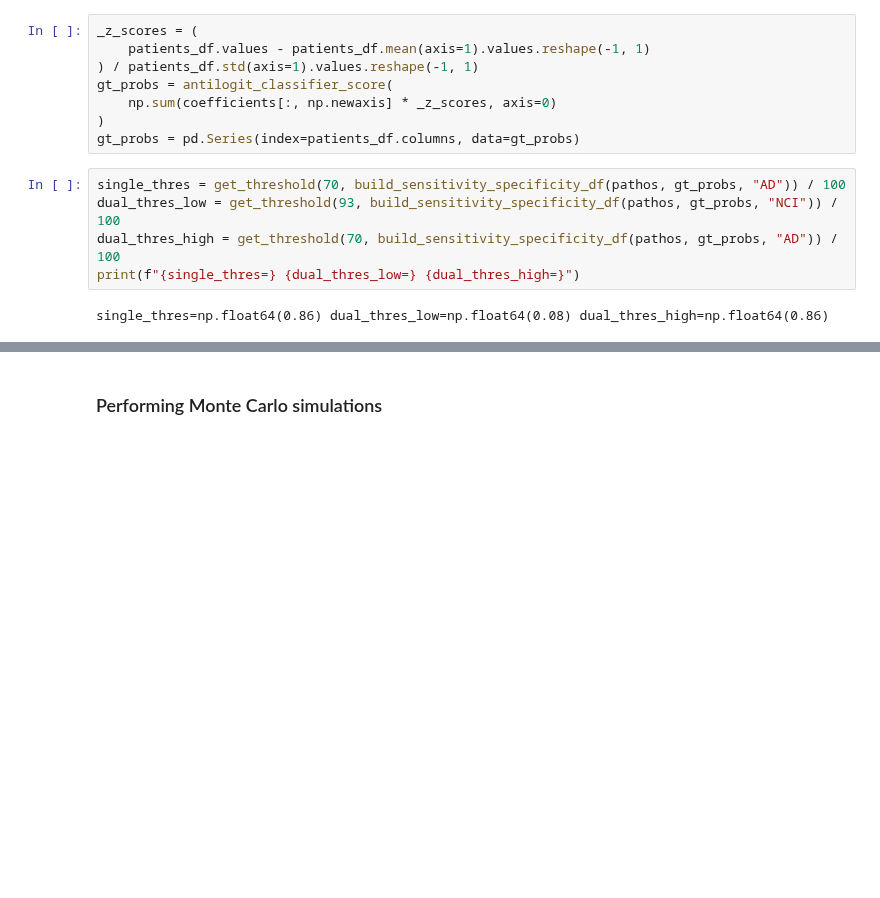
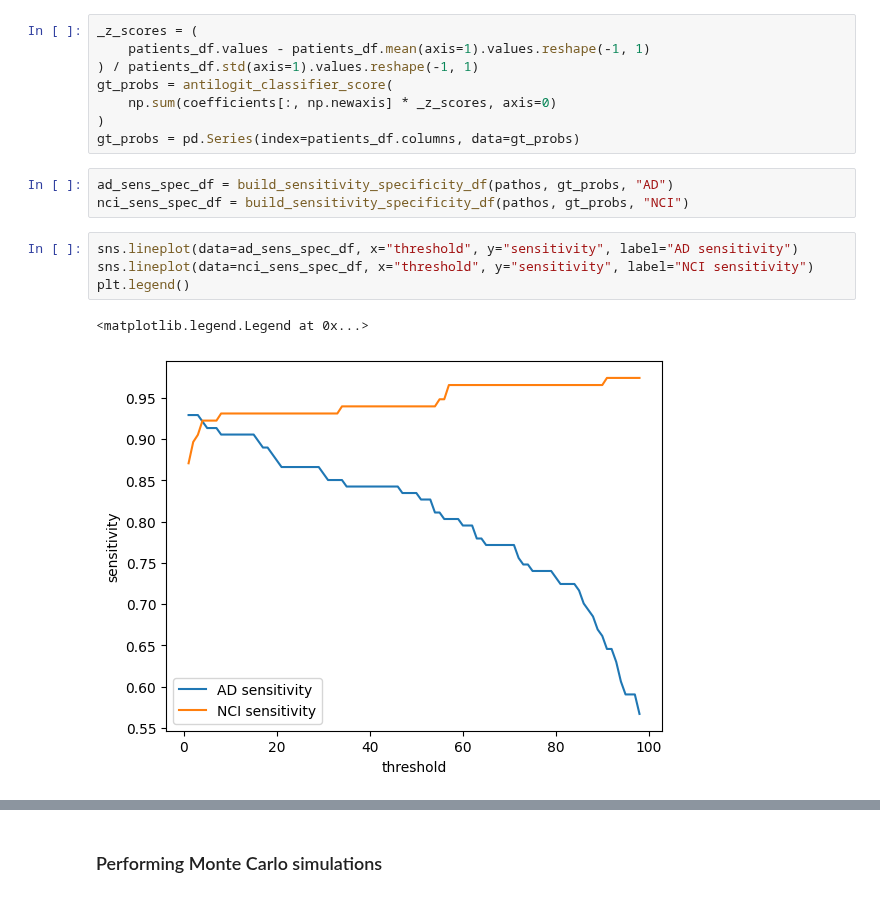
Before and after one commit to Translational-HDPM/T-HDPM_uncertainty_analysis, a Jupyter notebook: notebooks/uncertainty_analysis_adjusted_sd.ipynb, the cells around one changed output, grey strips where cells are left out. Drawn from its saved outputs; the diff is of its cells as text; blank space fills up the shorter version.

```diff
--- a/notebooks/uncertainty_analysis_adjusted_sd.ipynb
+++ b/notebooks/uncertainty_analysis_adjusted_sd.ipynb
@@ -176,10 +176,13 @@ gt_probs = antilogit_classifier_score(
     np.sum(coefficients[:, np.newaxis] * _z_scores, axis=0)
 )
 gt_probs = pd.Series(index=patients_df.columns, data=gt_probs)
-# %%
-single_thres = get_threshold(70, build_sensitivity_specificity_df(pathos, gt_probs, "AD")) / 100
-dual_thres_low = get_threshold(93, build_sensitivity_specificity_df(pathos, gt_probs, "NCI")) / 100
-dual_thres_high = get_threshold(70, build_sensitivity_specificity_df(pathos, gt_probs, "AD")) / 100
-print(f"{single_thres=} {dual_thres_low=} {dual_thres_high=}")
-# %% [output]
-single_thres=np.float64(0.86) dual_thres_low=np.float64(0.08) dual_thres_high=np.float64(0.86)
+# %%
+ad_sens_spec_df = build_sensitivity_specificity_df(pathos, gt_probs, "AD")
+nci_sens_spec_df = build_sensitivity_specificity_df(pathos, gt_probs, "NCI")
+# %%
+sns.lineplot(data=ad_sens_spec_df, x="threshold", y="sensitivity", label="AD sensitivity")
+sns.lineplot(data=nci_sens_spec_df, x="threshold", y="sensitivity", label="NCI sensitivity")
+plt.legend()
+# %% [output]
+<matplotlib.legend.Legend at 0x...>
+[figure, added]
```
Also changed, not shown: parts of 5 cells of this notebook, 1 other file.
